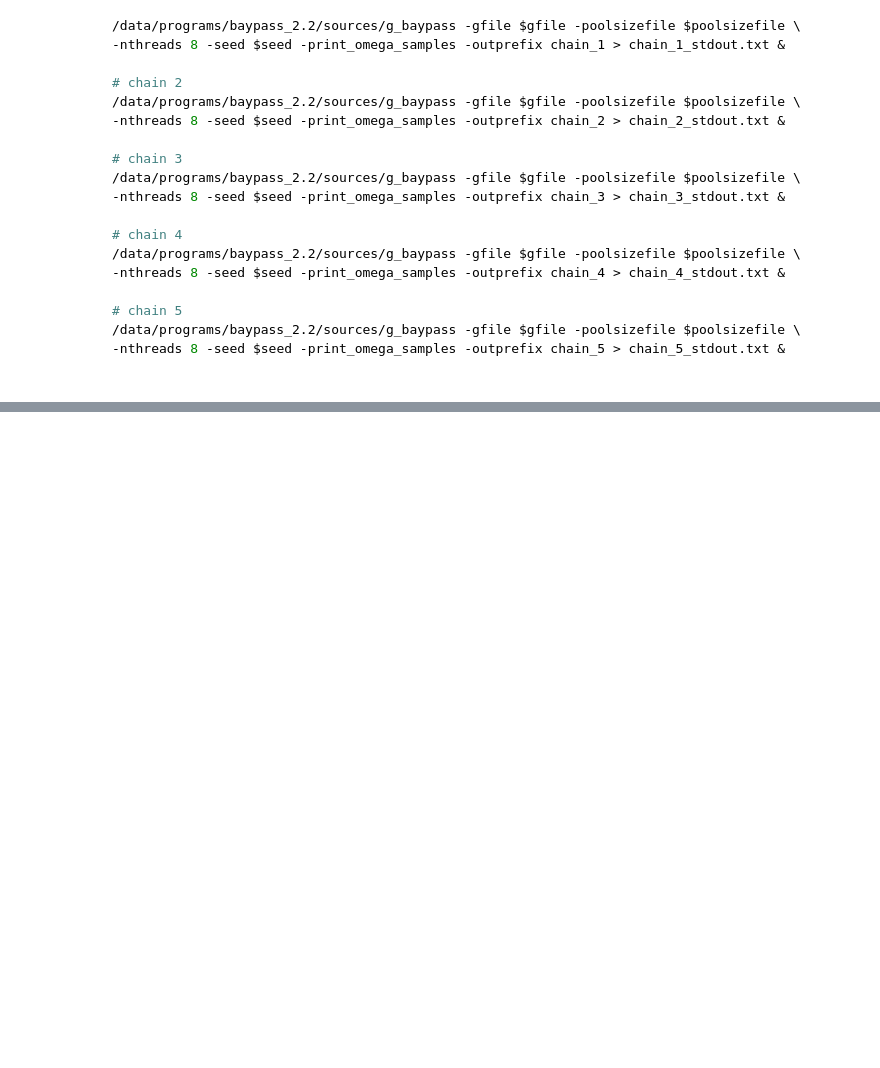
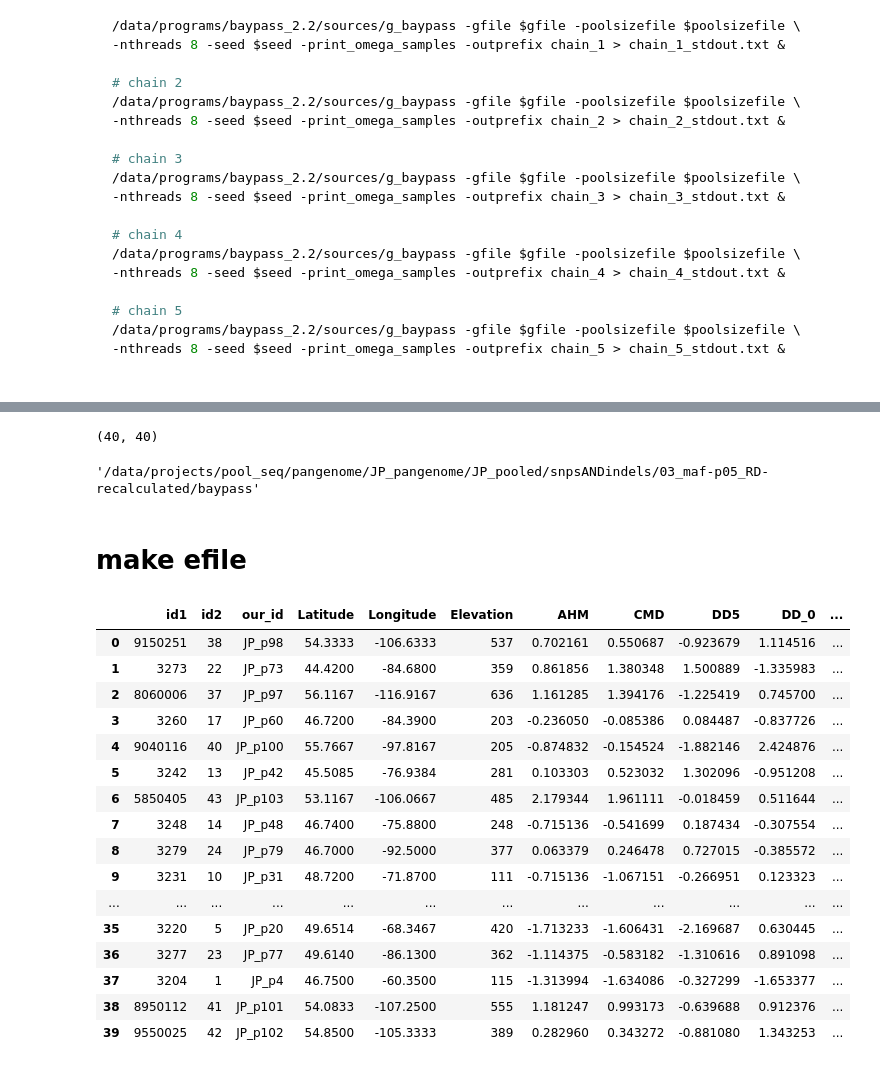
Before and after one commit to CoAdapTree/jack_pine_analyses, a Jupyter notebook: 002_JP_pooled_pangenome_GEA.ipynb, the cells around one changed output, grey strips where cells are left out. Cells and saved outputs as stored; diff of their text form; code cells hidden in the pictures; blank space fills up the shorter version.

Commit message:
ready for baypass GEA

```diff
--- a/002_JP_pooled_pangenome_GEA.ipynb
+++ b/002_JP_pooled_pangenome_GEA.ipynb
@@ -209,0 +423,8 @@ export poolsizefile="/lu213/brandon.lind/projects/pool_seq/pangenome/JP_pangenom
+# %%
+avgmat.shape
+# %% [output]
+(40, 40)
+# %%
+baydir
+# %% [output]
+'/data/projects/pool_seq/pangenome/JP_pangenome/JP_pooled/snpsANDindels/03_maf-p05_RD-recalculated/baypass'
@@ -209,0 +435,2 @@ export poolsizefile="/lu213/brandon.lind/projects/pool_seq/pangenome/JP_pangenom
+# %% [markdown]
+# make efile
@@ -209,0 +440,21 @@ export poolsizefile="/lu213/brandon.lind/projects/pool_seq/pangenome/JP_pangenom
+# %%
+envdata = pd.read_table('/data/projects/pool_seq/environemental_data/jp_std_env-19variables.txt')
+envdata
+# %% [output]
+|  | id1 | id2 | our_id | Latitude | Longitude | Elevation | AHM | CMD | DD5 | DD_0 | ... |
+| 0 | 9150251 | 38 | JP_p98 | 54.3333 | -106.6333 | 537 | 0.702161 | 0.550687 | -0.923679 | 1.114516 | ... |
+| 1 | 3273 | 22 | JP_p73 | 44.4200 | -84.6800 | 359 | 0.861856 | 1.380348 | 1.500889 | -1.335983 | ... |
+| 2 | 8060006 | 37 | JP_p97 | 56.1167 | -116.9167 | 636 | 1.161285 | 1.394176 | -1.225419 | 0.745700 | ... |
+| 3 | 3260 | 17 | JP_p60 | 46.7200 | -84.3900 | 203 | -0.236050 | -0.085386 | 0.084487 | -0.837726 | ... |
+| 4 | 9040116 | 40 | JP_p100 | 55.7667 | -97.8167 | 205 | -0.874832 | -0.154524 | -1.882146 | 2.424876 | ... |
+| 5 | 3242 | 13 | JP_p42 | 45.5085 | -76.9384 | 281 | 0.103303 | 0.523032 | 1.302096 | -0.951208 | ... |
+| 6 | 5850405 | 43 | JP_p103 | 53.1167 | -106.0667 | 485 | 2.179344 | 1.961111 | -0.018459 | 0.511644 | ... |
+| 7 | 3248 | 14 | JP_p48 | 46.7400 | -75.8800 | 248 | -0.715136 | -0.541699 | 0.187434 | -0.307554 | ... |
+| 8 | 3279 | 24 | JP_p79 | 46.7000 | -92.5000 | 377 | 0.063379 | 0.246478 | 0.727015 | -0.385572 | ... |
+| 9 | 3231 | 10 | JP_p31 | 48.7200 | -71.8700 | 111 | -0.715136 | -1.067151 | -0.266951 | 0.123323 | ... |
+| ... | ... | ... | ... | ... | ... | ... | ... | ... | ... | ... | ... |
+| 35 | 3220 | 5 | JP_p20 | 49.6514 | -68.3467 | 420 | -1.713233 | -1.606431 | -2.169687 | 0.630445 | ... |
+| 36 | 3277 | 23 | JP_p77 | 49.6140 | -86.1300 | 362 | -1.114375 | -0.583182 | -1.310616 | 0.891098 | ... |
+| 37 | 3204 | 1 | JP_p4 | 46.7500 | -60.3500 | 115 | -1.313994 | -1.634086 | -0.327299 | -1.653377 | ... |
+| 38 | 8950112 | 41 | JP_p101 | 54.0833 | -107.2500 | 555 | 1.181247 | 0.993173 | -0.639688 | 0.912376 | ... |
+| 39 | 9550025 | 42 | JP_p102 | 54.8500 | -105.3333 | 389 | 0.282960 | 0.343272 | -0.881080 | 1.343253 | ... |
```
Also changed, not shown: parts of 86 cells of this notebook.
